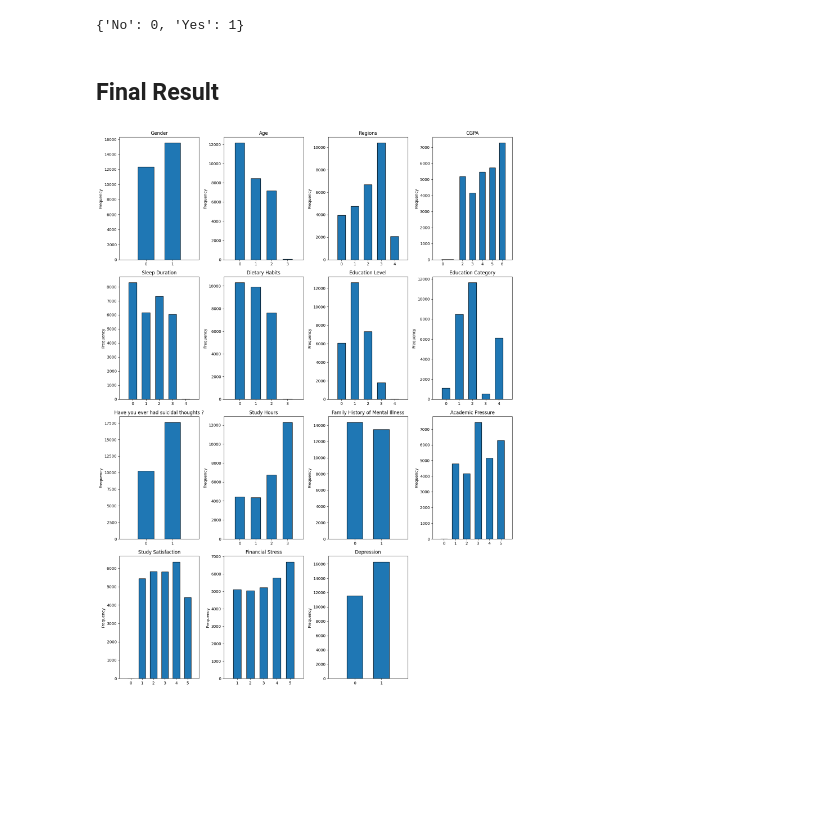
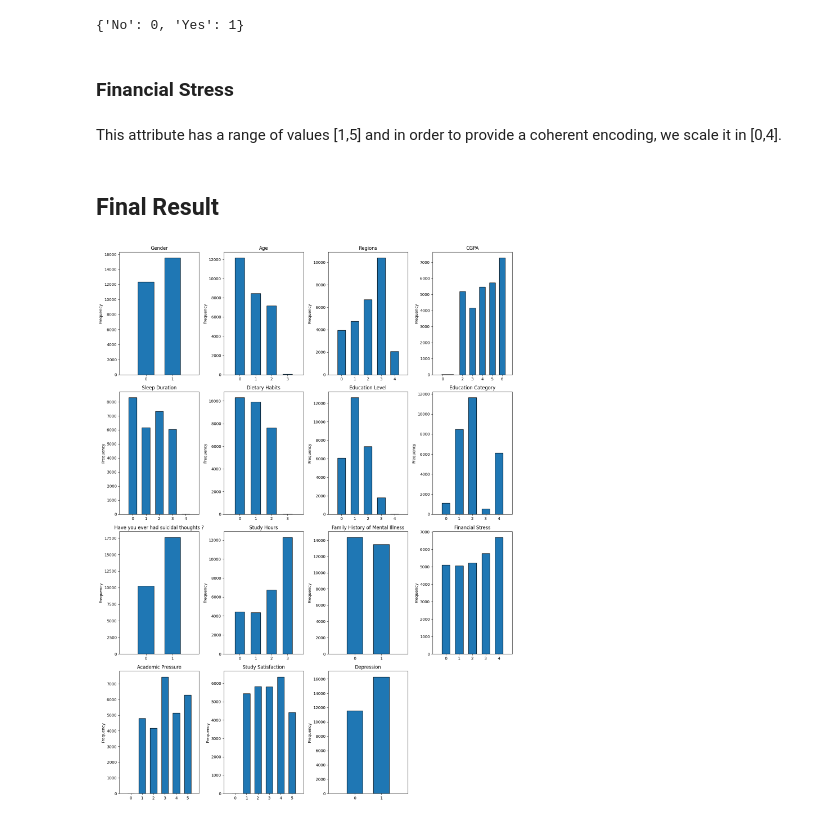
Before and after one commit to Shardyne/faikr3-project, a Jupyter notebook: data_preparation.ipynb, the cells around one changed output. Saved outputs shown, nothing was run; the diff lists cells and outputs as text; code cells hidden in the pictures; blank space fills up the shorter version.

Commit message:
Financial Stress ranges: [1,5] -> [0,4]

```diff
--- a/data_preparation.ipynb
+++ b/data_preparation.ipynb
@@ -444,26 +445,36 @@ label_mappings[label] = dict(zip(encoder.classes_, encoder.transform(encoder.cla
 label_mappings[label]
 # %% [output]
 {'No': 0, 'Yes': 1}
+# %% [markdown]
+### Financial Stress
+# %% [markdown]
+This attribute has a range of values [1,5] and in order to provide a coherent encoding, we scale it in [0,4].
+# %%
+attr = "Financial Stress"
+
+# If-else in otder not to be changed after multiple executions
+if (attr not in df_final) or (0 not in df_final[attr].unique()) :
+    df_final[attr] = df_cleaned[attr] - 1
 # %% [markdown]
 ## Final Result
 # %%
 import pickle
 from utils import to_camel_case
 
 # Add the remaining attributes
-rem_attrs = ["Academic Pressure", "Study Satisfaction", "Financial Stress", "Depression"]
+rem_attrs = ["Academic Pressure", "Study Satisfaction", "Depression"]
 for attr in rem_attrs:
     df_final[attr] = df_cleaned[attr].copy().astype(int)
 
 # Plot
 plot_dataframe_columns(df_final, show_all_xticks=True)
 
 # Convert in BayesianNetwork notation
 df_final.columns = [to_camel_case(col) for col in df_final.columns]
 label_mappings = {to_camel_case(col):v for col,v in label_mappings.items()}
 
 # Save the new dataset and its mapping
 df_final.to_csv("dataset_final.csv", index=False)
 with open("label_mappings.pkl", 'wb') as f: pickle.dump(label_mappings, f)
 # %% [output]
-[figure, old version]
+[figure, new version]
```
Also changed, not shown: parts of 1 cell of this notebook, 1 other file.
